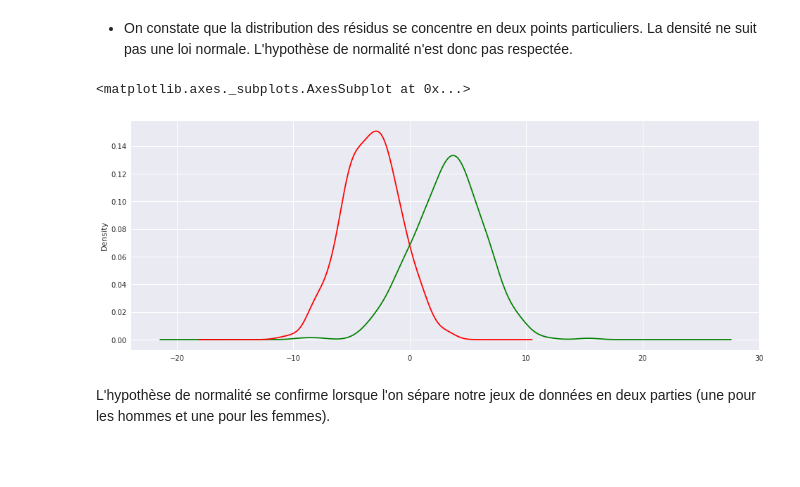
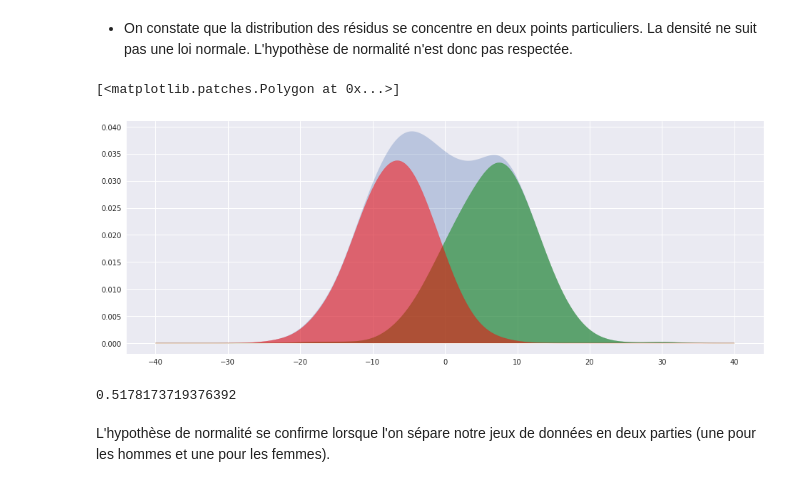
Before and after one commit to biarne-a/MDI720, a Jupyter notebook: TP2/TP2.ipynb, the cells around one changed output. Drawn from its saved outputs; the diff is of its cells as text; code cells hidden in the pictures; blank space fills up the shorter version.

```diff
--- a/TP2/TP2.ipynb
+++ b/TP2/TP2.ipynb
@@ -24,0 +27,13 @@ number_of_observations, p = df.shape
+# %%
+# Download and read file
+filename = "Galton.txt"
+check_or_download_file("http://josephsalmon.eu/enseignement/TELECOM/MDI720/datasets/" + filename)
+df = pd.read_csv(filename, sep='\t')
+
+# Switch to cm and round
+df[['Father', 'Mother', 'Height']] = df[['Father', 'Mother', 'Height']] * 2.54
+df = df.round({'Father' : 0, 'Mother' : 0, 'Height' : 0})
+number_of_observations, p = df.shape
+
+print("Number of observations = " + str(number_of_observations))
+df.head()
@@ -157,9 +178,19 @@ ax.scatter(y_female, y_female_estim, color='red')
 # %% [markdown]
 ### 9) Estimateur de la densité des résidus
+# %%
+def kde_sklearn(x, bandwidth=0.2, **kwargs):
+    """Kernel Density Estimation with Scikit-learn"""
+    x_grid = np.linspace(-40, 40, len(x))
+    kde_skl = KernelDensity(bandwidth=bandwidth, **kwargs)
+    kde_skl.fit(x[:, np.newaxis])
+    log_pdf = kde_skl.score_samples(x_grid[:, np.newaxis])
+    return (np.exp(log_pdf), x_grid)
 # %%
 y_estim = teta0 + teta1 * x
 r = y - y_estim
 
+dens, x_grid = kde_sklearn(r, bandwidth=2.5)
+
 fig, ax = plt.subplots(figsize=(16,6))
-r.plot.kde(ax=ax)
+ax.fill(x_grid, dens, alpha=0.5)
 # %% [output]
@@ -169,18 +200,34 @@ r.plot.kde(ax=ax)
 ###### L'hypothèse de normalité est-elle crédible selon vous ?
 # %% [markdown]
 - On constate que la distribution des résidus se concentre en deux points particuliers. La densité ne suit pas une loi normale. L'hypothèse de normalité n'est donc pas respectée.
+# %%
+def kde_sklearn(x, bandwidth=0.2, **kwargs):
+    """Kernel Density Estimation with Scikit-learn"""
+    x_grid = np.linspace(-40, 40, len(x))
+    kde_skl = KernelDensity(bandwidth=bandwidth, **kwargs)
+    kde_skl.fit(x[:, np.newaxis])
+    log_pdf = kde_skl.score_samples(x_grid[:, np.newaxis])
+    return (np.exp(log_pdf), x_grid)
 # %%
 alpha_male = len(y_male) / number_of_observations
 alpha_female = len(y_female) / number_of_observations
-r_male = alpha_male * (y_male - y_male_estim)
-r_female = alpha_female * (y_female - y_female_estim)
+r_male = y_male - y_male_estim
+r_female = y_female - y_female_estim
+
+male_dens, x_male_grid = kde_sklearn(r_male, bandwidth=2.5)
+female_dens, x_female_grid = kde_sklearn(r_female, bandwidth=2.5)
 
 fig, ax = plt.subplots(figsize=(16,6))
-r_male.plot.kde(ax=ax, color='green')
-r_female.plot.kde(ax=ax, color='red')
+ax.fill(x_grid, dens, alpha=0.3)
+ax.fill(x_male_grid, alpha_male * male_dens, color='green', alpha=0.5)
+ax.fill(x_female_grid, alpha_female * female_dens, color='red', alpha=0.5)
 # %% [output]
-<matplotlib.axes._subplots.AxesSubplot at 0x...>
+[<matplotlib.patches.Polygon at 0x...>]
-[figure, old version]
+[figure, new version]
+# %%
+alpha_male
+# %% [output]
+0.5178173719376392
 # %% [markdown]
 L'hypothèse de normalité se confirme lorsque l'on sépare notre jeux de données en deux parties (une pour les hommes et une pour les femmes).
 # %% [markdown]
```
Also changed, not shown: parts of 43 cells of this notebook.
